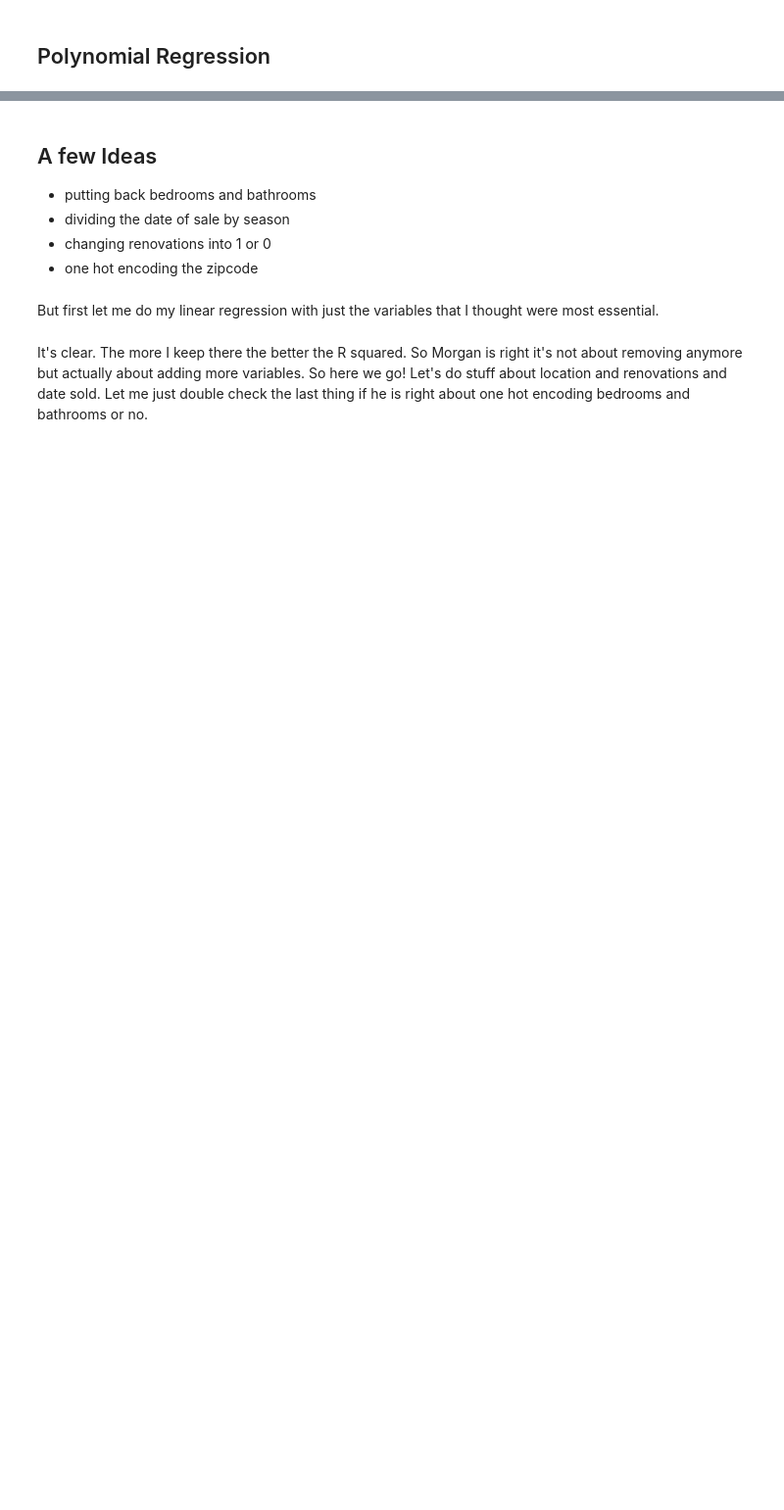
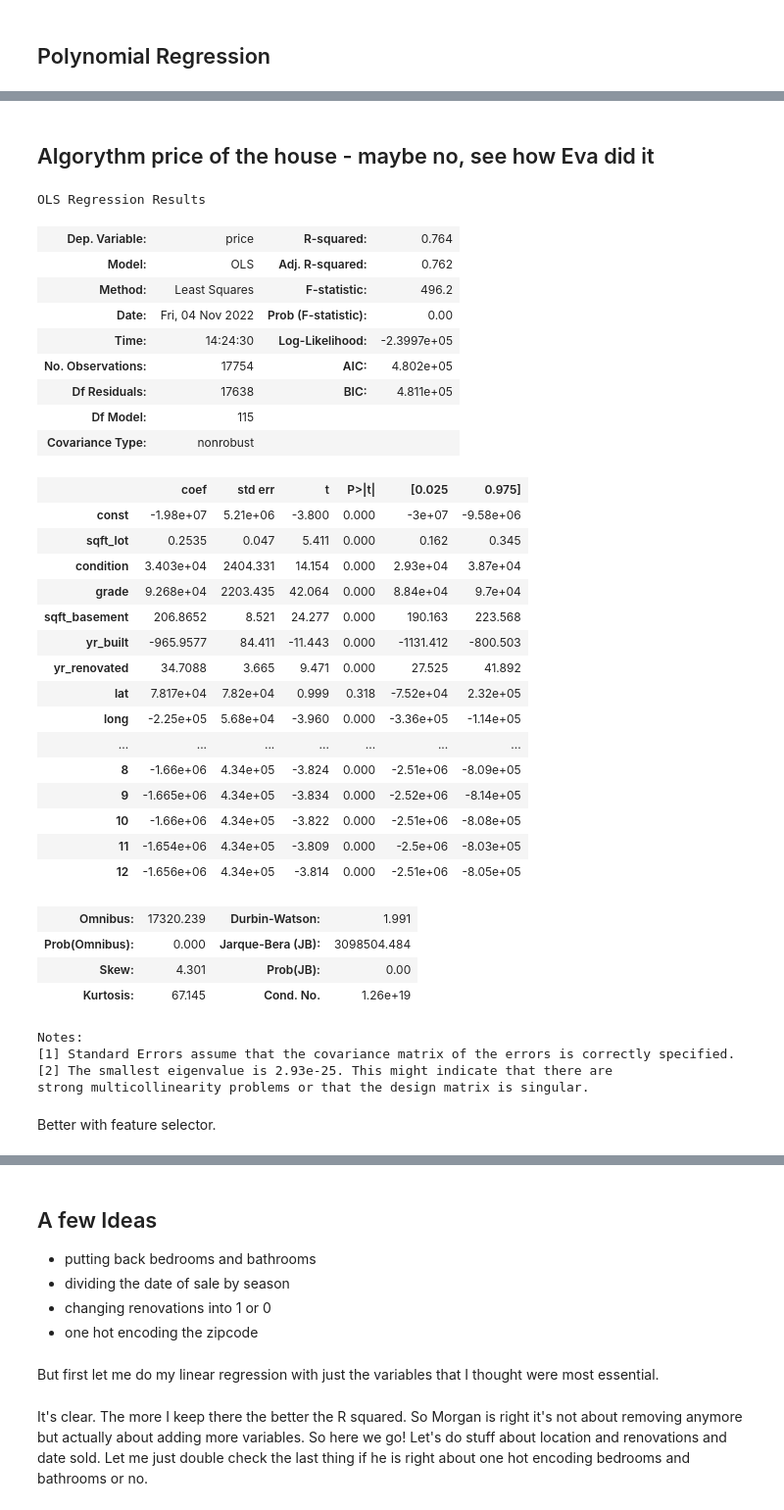
Before and after one commit to MNLKuzmin/dsc-phase-2-project-v2-3, a Jupyter notebook: student.ipynb, the cells around one changed output, grey strips where cells are left out. Shown: that part at 98% size. Saved outputs shown, nothing was run; the diff lists cells and outputs as text; code cells hidden in the pictures; blank space fills up the shorter version.

```diff
--- a/student.ipynb
+++ b/student.ipynb
@@ -1457,3 +1559,51 @@ axes[1].set_title('Test')
 
 fig.legend()
 fig.suptitle('2nd Degree Polynomial');
+# %% [markdown]
+## Algorythm price of the house - maybe no, see how Eva did it
+# %%
+y=nzs_df['price']
+X=nzs_df.drop(['price'], axis=1)
+
+linreg= LinearRegression()
+linreg.fit(X,y)
+X = sm.add_constant(X)
+model = sm.OLS(y, X).fit()
+model.summary()
+# %% [output]
+OLS Regression Results
+| Dep. Variable: | price | R-squared: | 0.764 |
+| Model: | OLS | Adj. R-squared: | 0.762 |
+| Method: | Least Squares | F-statistic: | 496.2 |
+| Date: | Fri, 04 Nov 2022 | Prob (F-statistic): | 0.00 |
+| Time: | 14:24:30 | Log-Likelihood: | -2.3997e+05 |
+| No. Observations: | 17754 | AIC: | 4.802e+05 |
+| Df Residuals: | 17638 | BIC: | 4.811e+05 |
+| Df Model: | 115 |  |  |
+| Covariance Type: | nonrobust |  |  |
+|  | coef | std err | t | P>|t| | [0.025 | 0.975] |
+| const | -1.98e+07 | 5.21e+06 | -3.800 | 0.000 | -3e+07 | -9.58e+06 |
+| sqft_lot | 0.2535 | 0.047 | 5.411 | 0.000 | 0.162 | 0.345 |
+| condition | 3.403e+04 | 2404.331 | 14.154 | 0.000 | 2.93e+04 | 3.87e+04 |
+| grade | 9.268e+04 | 2203.435 | 42.064 | 0.000 | 8.84e+04 | 9.7e+04 |
+| sqft_basement | 206.8652 | 8.521 | 24.277 | 0.000 | 190.163 | 223.568 |
+| yr_built | -965.9577 | 84.411 | -11.443 | 0.000 | -1131.412 | -800.503 |
+| yr_renovated | 34.7088 | 3.665 | 9.471 | 0.000 | 27.525 | 41.892 |
+| lat | 7.817e+04 | 7.82e+04 | 0.999 | 0.318 | -7.52e+04 | 2.32e+05 |
+| long | -2.25e+05 | 5.68e+04 | -3.960 | 0.000 | -3.36e+05 | -1.14e+05 |
+| ... | ... | ... | ... | ... | ... | ... |
+| 8 | -1.66e+06 | 4.34e+05 | -3.824 | 0.000 | -2.51e+06 | -8.09e+05 |
+| 9 | -1.665e+06 | 4.34e+05 | -3.834 | 0.000 | -2.52e+06 | -8.14e+05 |
+| 10 | -1.66e+06 | 4.34e+05 | -3.822 | 0.000 | -2.51e+06 | -8.08e+05 |
+| 11 | -1.654e+06 | 4.34e+05 | -3.809 | 0.000 | -2.5e+06 | -8.03e+05 |
+| 12 | -1.656e+06 | 4.34e+05 | -3.814 | 0.000 | -2.51e+06 | -8.05e+05 |
+| Omnibus: | 17320.239 | Durbin-Watson: | 1.991 |
+| Prob(Omnibus): | 0.000 | Jarque-Bera (JB): | 3098504.484 |
+| Skew: | 4.301 | Prob(JB): | 0.00 |
+| Kurtosis: | 67.145 | Cond. No. | 1.26e+19 |
+Notes:
+[1] Standard Errors assume that the covariance matrix of the errors is correctly specified.
+[2] The smallest eigenvalue is 2.93e-25. This might indicate that there are
+strong multicollinearity problems or that the design matrix is singular.
+# %% [markdown]
+Better with feature selector.
```
Also changed, not shown: parts of 34 cells of this notebook.
